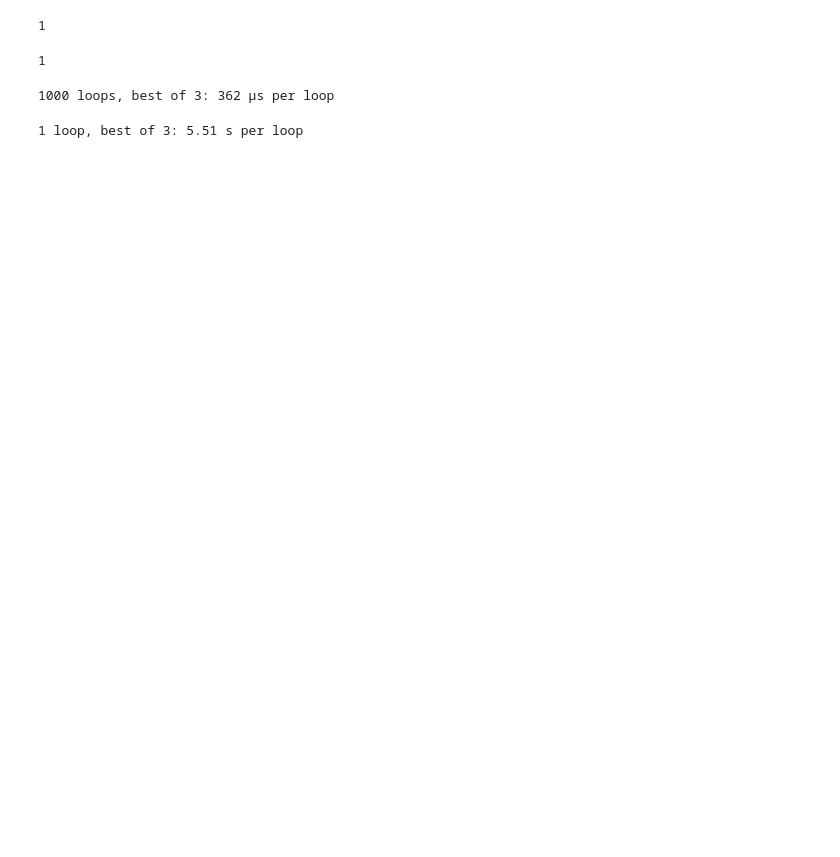
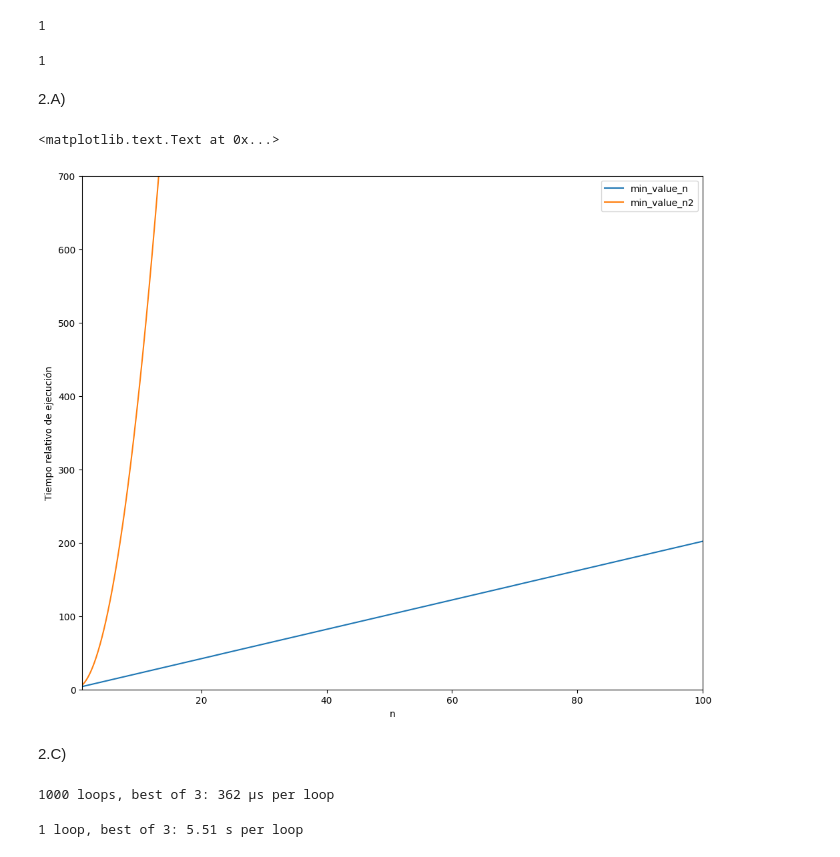
Before and after one commit to celiacintas/FTI, a Jupyter notebook: Ejercicios_big_o.ipynb, the cells around one changed output. Cells and saved outputs as stored; diff of their text form; code cells hidden in the pictures; blank space fills up the shorter version.

```diff
--- a/Ejercicios_big_o.ipynb
+++ b/Ejercicios_big_o.ipynb
@@ -115,5 +125,37 @@ min_value_n([3, 2, 6, 1])
 # %% [output]
 1
+# %% [markdown]
+2.A)
+# %%
+from math import log
+import numpy as np
+import matplotlib.pyplot as plt
+%matplotlib inline
+plt.style.use('default')
+
+# Set up runtime comparisons
+
+n = np.linspace(1, 100, 1000)
+labels = ['min_value_n', 'min_value_n2']
+big_o = [2*n + 2, 4*n**2 + 2]
+
+# Plot setup
+plt.figure(figsize=(12,10))
+plt.ylim(0, 700)
+plt.xlim(1, 100)
+
+for i in range(len(big_o)):
+    plt.plot(n,big_o[i],label = labels[i])
+
+
+plt.legend(loc=0)
+plt.ylabel('Tiempo relativo de ejecución')
+plt.xlabel('n')
+# %% [output]
+<matplotlib.text.Text at 0x...>
+[figure, added]
+# %% [markdown]
+2.C)
 # %%
 assert(min_value_n([3, 2, 6, 1]) == min_value_n2([3, 2, 6, 1]))
 # %%
```
Also changed, not shown: parts of 6 cells of this notebook.
